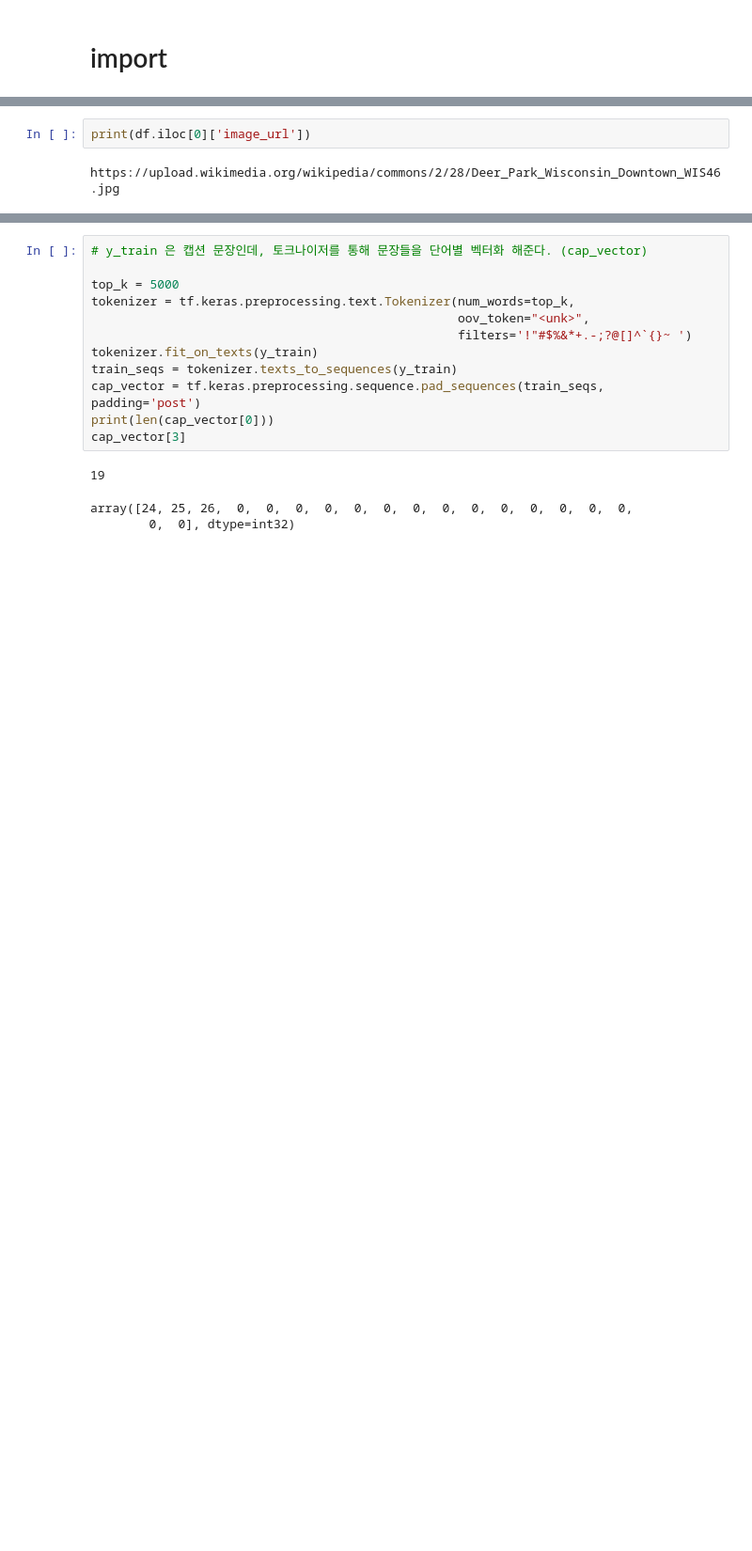
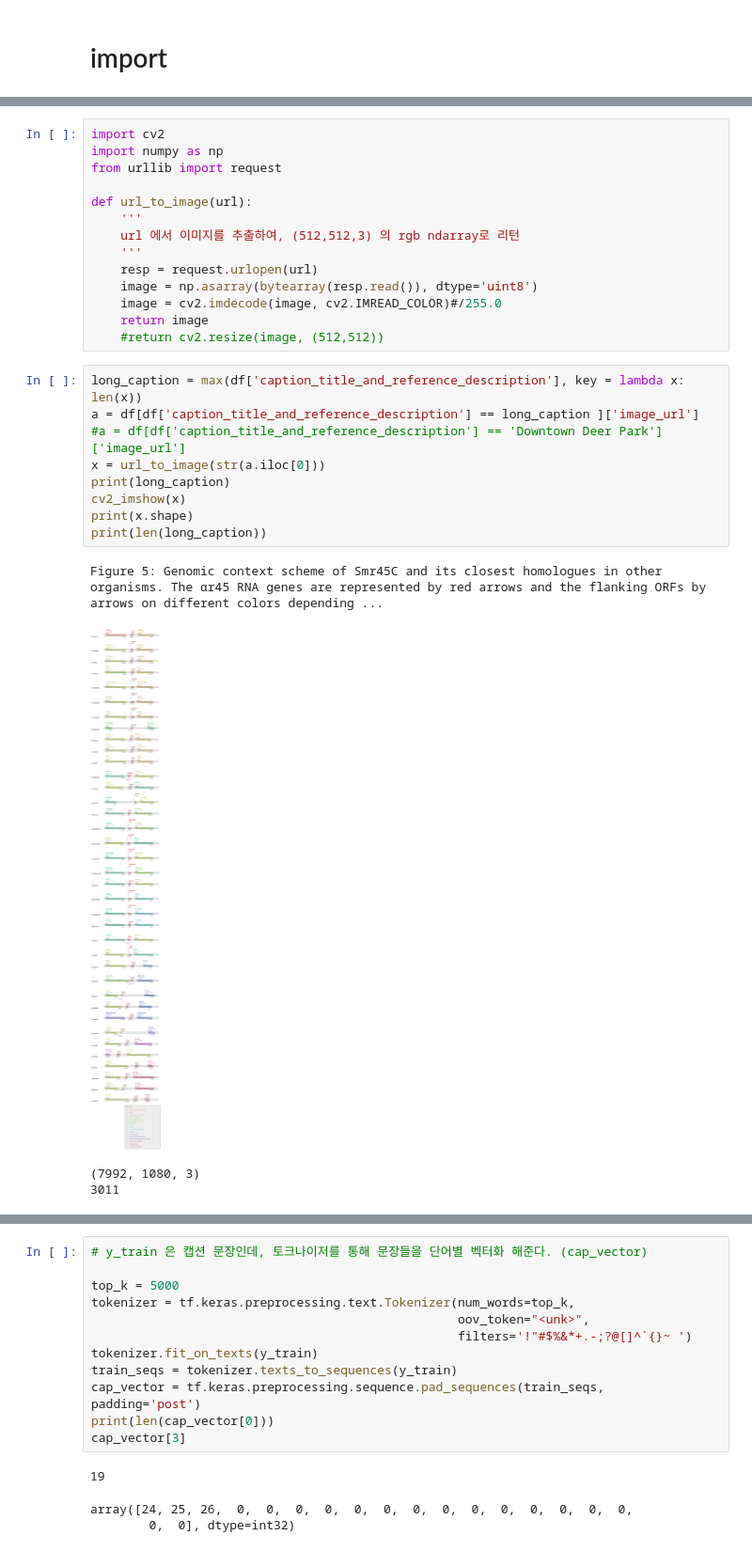
Before and after one commit to chan9480/wiki, a Jupyter notebook: main.ipynb, the cells around one changed output, grey strips where cells are left out. Shown at 94% size. Saved outputs shown, nothing was run; the diff lists cells and outputs as text; blank space fills up the shorter version.

```diff
--- a/main.ipynb
+++ b/main.ipynb
@@ -45,4 +49,28 @@ df.head()
+# %%
+import cv2
+import numpy as np
+from urllib import request
+
+def url_to_image(url):
+    '''
+    url 에서 이미지를 추출하여, (512,512,3) 의 rgb ndarray로 리턴
+    '''
+    resp = request.urlopen(url)
+    image = np.asarray(bytearray(resp.read()), dtype='uint8')
+    image = cv2.imdecode(image, cv2.IMREAD_COLOR)#/255.0
+    return image
+    #return cv2.resize(image, (512,512))
 # %%
-print(df.iloc[0]['image_url'])
+long_caption = max(df['caption_title_and_reference_description'], key = lambda x: len(x))
+a = df[df['caption_title_and_reference_description'] == long_caption ]['image_url']
+#a = df[df['caption_title_and_reference_description'] == 'Downtown Deer Park']['image_url']
+x = url_to_image(str(a.iloc[0]))
+print(long_caption)
+cv2_imshow(x)
+print(x.shape)
+print(len(long_caption))
 # %% [output]
-https://upload.wikimedia.org/wikipedia/commons/2/28/Deer_Park_Wisconsin_Downtown_WIS46.jpg
+Figure 5: Genomic context scheme of Smr45C and its closest homologues in other organisms. The αr45 RNA genes are represented by red arrows and the flanking ORFs by arrows on different colors depending ...
+[figure, added]
+(7992, 1080, 3)
+3011
```
Also changed, not shown: parts of 12 cells of this notebook.
